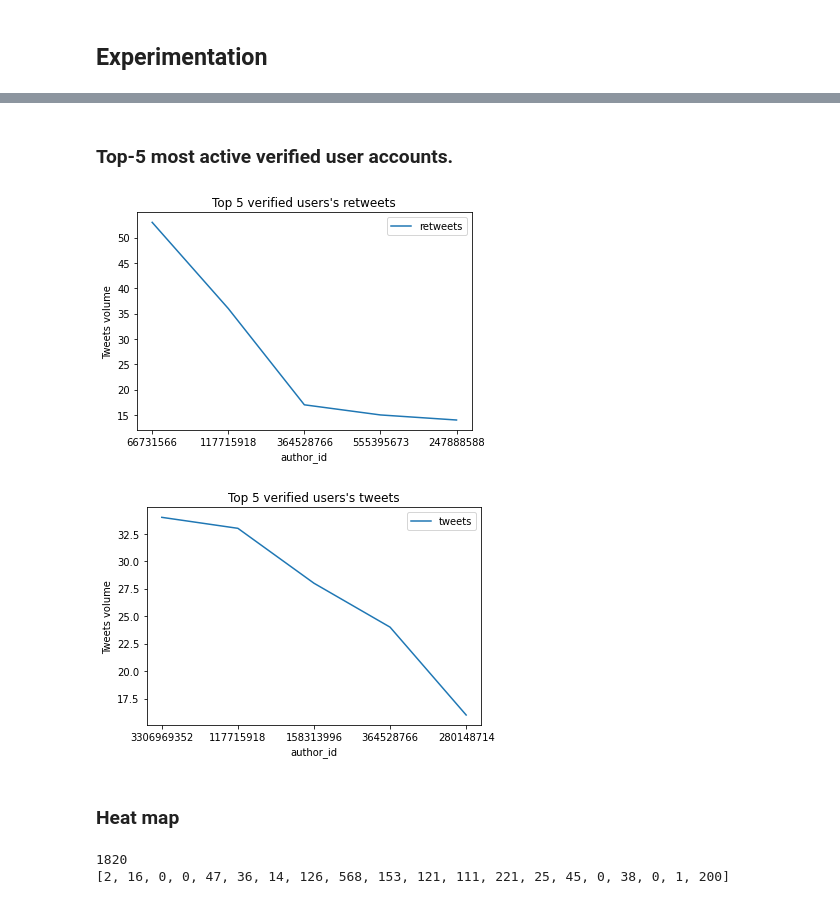
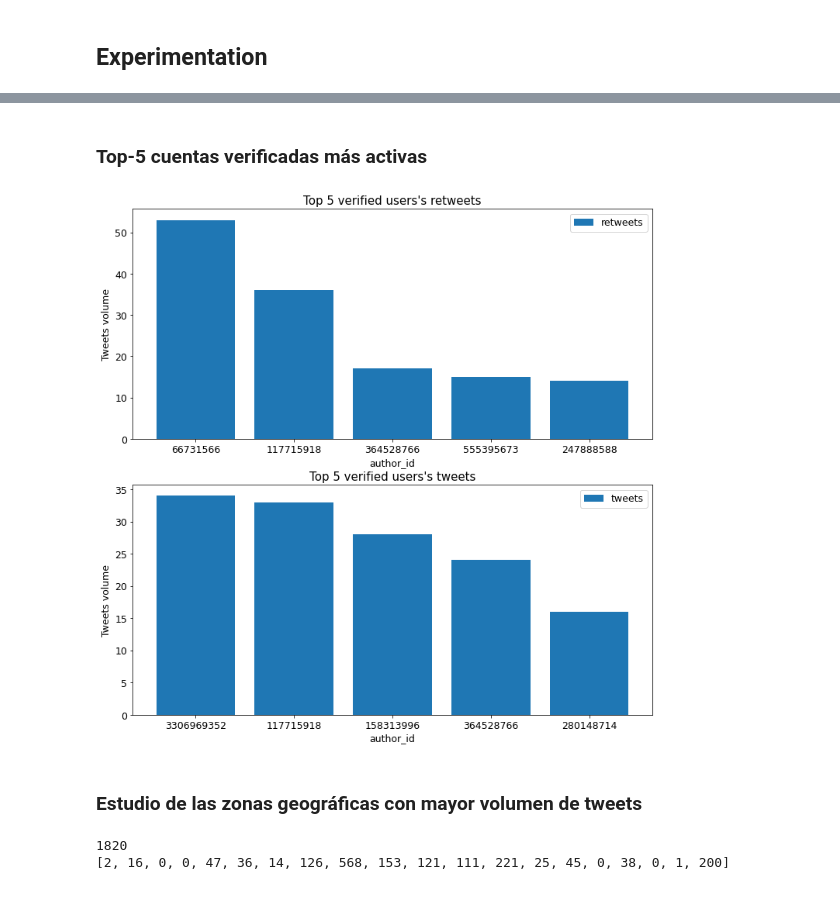
Before and after one commit to kra0s22/TFG-Tweets_and_Users_recollector_using_V2_API, a Jupyter notebook: Experiments.ipynb, the cells around one changed output, grey strips where cells are left out. Cells and saved outputs as stored; diff of their text form; code cells hidden in the pictures.

```diff
--- a/Experiments.ipynb
+++ b/Experiments.ipynb
@@ -380,5 +477,5 @@ HashtagsPerWeekPopularity("02/07/2021", "17/07/2021", "mydatabase_clone", "tweet
-# %% [markdown]
-### Top-5 most active verified user accounts.
+# %% [markdown]
+### Top-5 cuentas verificadas más activas
 # %%
 def Top5VerifiedUserTweets(database, tweets_collection, users_collection):
     myclient = pymongo.MongoClient('localhost', 27017)
@@ -413,42 +510,48 @@ def Top5VerifiedUserTweets(database, tweets_collection, users_collection):
         list_user_retweet.append(node[1])
         list_user.append(str(node[0]).lstrip("0"))
     # plotting the line 2 points
-    plt.figure(1)
-    plt.plot(list_user, list_user_retweet, label = "retweets")
+    figure, axes = plt.subplots(nrows=2, ncols=2, figsize=(12,12))
+    plt.rcParams.update({'font.size': 12.5})
+    plt.subplot(2,1,1)
+
+    plt.bar(list_user, list_user_retweet, label = "retweets")
     # naming the x axis
     plt.xlabel('author_id')
     # naming the y axis
     plt.ylabel('Tweets volume')
     # giving a title to my graph
     plt.title("Top 5 verified users's retweets")
     # show a legend on the plot
     plt.legend()
+    plt.xticks(range(len(list_user)), list_user, rotation='horizontal')
 
     list_user = []
     for node in sort_user_tweet[0:5]:
         list_user_tweet.append(node[1])
         list_user.append(str(node[0]).lstrip("0"))
     #print plot here
-    plt.figure(0)
-    plt.plot(list_user, list_user_tweet, label = "tweets")
+    plt.subplot(2,1,2)
+    plt.bar(list_user, list_user_tweet, label = "tweets")
     # naming the x axis
     plt.xlabel('author_id')
     # naming the y axis
     plt.ylabel('Tweets volume')
     # giving a title to my graph
     plt.title("Top 5 verified users's tweets")
     # show a legend on the plot
     plt.legend()
+    plt.xticks(range(len(list_user)), list_user, rotation='horizontal')
 
     # function to show the plot
+    plt.savefig('Top5VerifiedUserTweets.png')
     plt.show()
 
+
 Top5VerifiedUserTweets("mydatabase_clone", "tweets_clone", "users_clone")
 # %% [output]
-[figure, old version]
+[figure, new version]
-[figure, removed]
-# %% [markdown]
-### Heat map
+# %% [markdown]
+### Estudio de las zonas geográficas con mayor volumen de tweets
 # %%
 def HeatMap(database, tweets_collection, users_collection):
     myclient = pymongo.MongoClient('localhost', 27017)
```
Also changed, not shown: parts of 16 cells of this notebook, 1 other file.
